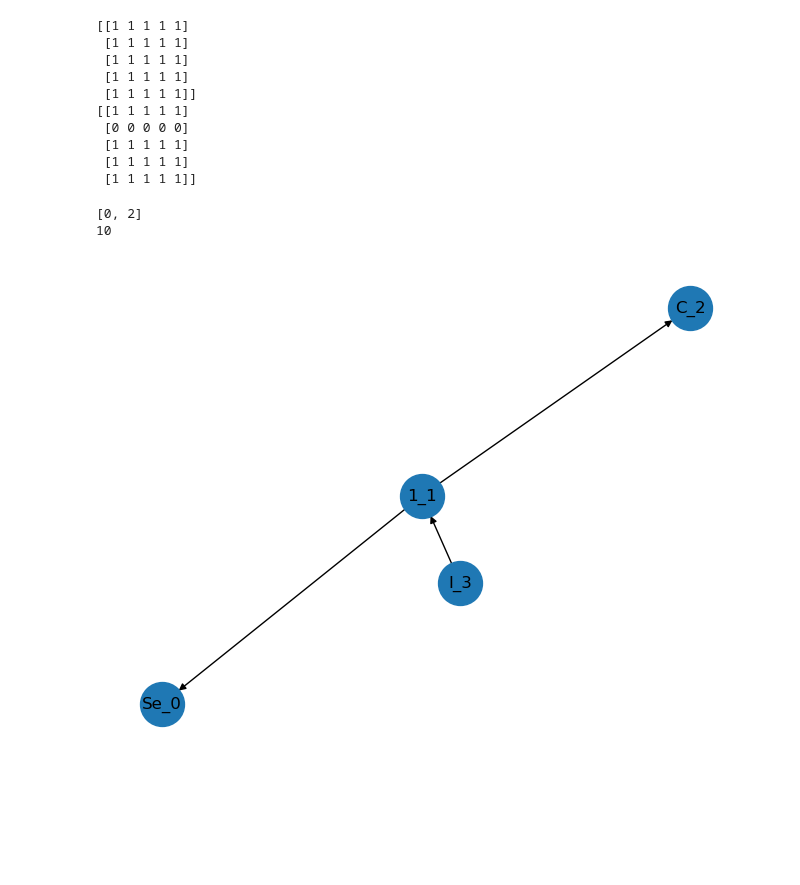
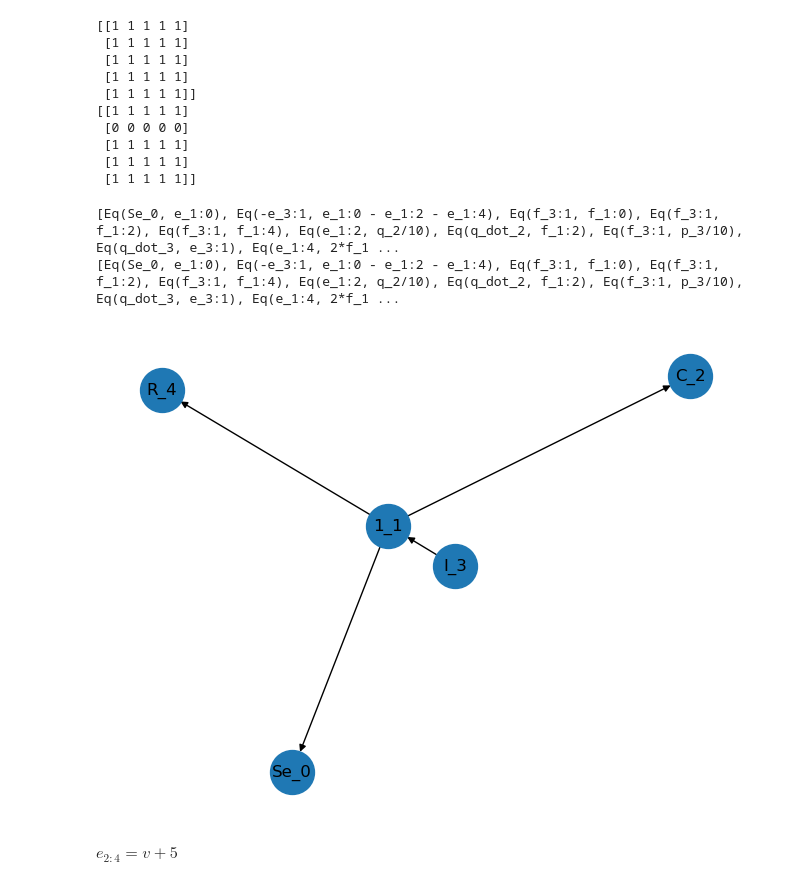
Before and after one commit to Astronauty/AiPEX-Projects, a Jupyter notebook: bond-graph-RL/bond_graph_test.ipynb, the cells around one changed output. Saved outputs shown, nothing was run; the diff lists cells and outputs as text; code cells hidden in the pictures; blank space fills up the shorter version.

Commit message:
automatic derivation of eqms for each node

```diff
--- a/bond-graph-RL/bond_graph_test.ipynb
+++ b/bond-graph-RL/bond_graph_test.ipynb
@@ -165,32 +165,40 @@ None
  [1 1 1 1 1]
  [1 1 1 1 1]]
 # %%
+# Initialize bond graph
 G = BondGraph(max_nodes=20, num_states=4)
 G.add_element(EffortSource(np.array([1, 2, 3])))
 G.add_element(OneJunction())
 G.add_bond(1, 0, -1)
 G.add_element(Capacitance(capacitance=10))
 G.add_bond(1, 2, 1)
 G.add_element(Inertance(inertance=10))
 G.add_bond(3, 1, -1)
+G.add_element(Resistance(resistance=2))
+G.add_bond(1, 4, 1)
 
+# Draw the bond graph with labels
 labels = nx.get_node_attributes(G.flow_causal_graph, 'element_label')
 nx.draw(G.flow_causal_graph, labels=labels, with_labels=True, node_size=1000)
 
+expr = []
+for node in G.flow_causal_graph.nodes:
+    expr += G.derive_constitutive_laws(node)
 
+print(expr)
 
-flow_successors = list(G.flow_causal_graph.successors(1))
-print(flow_successors)
-
-print(G.flow_causal_graph.nodes[flow_successors[1]]['params']['C'])
-
-# edges = list(G.flow_causal_graph.edges(2))
-# print(f"Flow Edges: {edges}")
-# edges = list(G.effort_causal_graph.edges(2))
-# print(f"Effort Edges: {edges[0]}")
-
-# print(G.effort_causal_graph.edges[edges[0]])
+Se_0 = 1
+print(expr)
 # %% [output]
-[0, 2]
-10
+[Eq(Se_0, e_1:0), Eq(-e_3:1, e_1:0 - e_1:2 - e_1:4), Eq(f_3:1, f_1:0), Eq(f_3:1, f_1:2), Eq(f_3:1, f_1:4), Eq(e_1:2, q_2/10), Eq(q_dot_2, f_1:2), Eq(f_3:1, p_3/10), Eq(q_dot_3, e_3:1), Eq(e_1:4, 2*f_1 ...
+[Eq(Se_0, e_1:0), Eq(-e_3:1, e_1:0 - e_1:2 - e_1:4), Eq(f_3:1, f_1:0), Eq(f_3:1, f_1:2), Eq(f_3:1, f_1:4), Eq(e_1:2, q_2/10), Eq(q_dot_2, f_1:2), Eq(f_3:1, p_3/10), Eq(q_dot_3, e_3:1), Eq(e_1:4, 2*f_1 ...
-[figure, old version]
+[figure, new version]
+# %%
+u = 2
+v = 4
+e = Symbol(f"e_{u}:{v}")
+v = Symbol('v')
+
+Eq(e, sum((v, 0, 5)))
+# %% [output]
+$\displaystyle e_{2:4} = v + 5$
```
Also changed, not shown: parts of 1 cell of this notebook, 1 other file.
